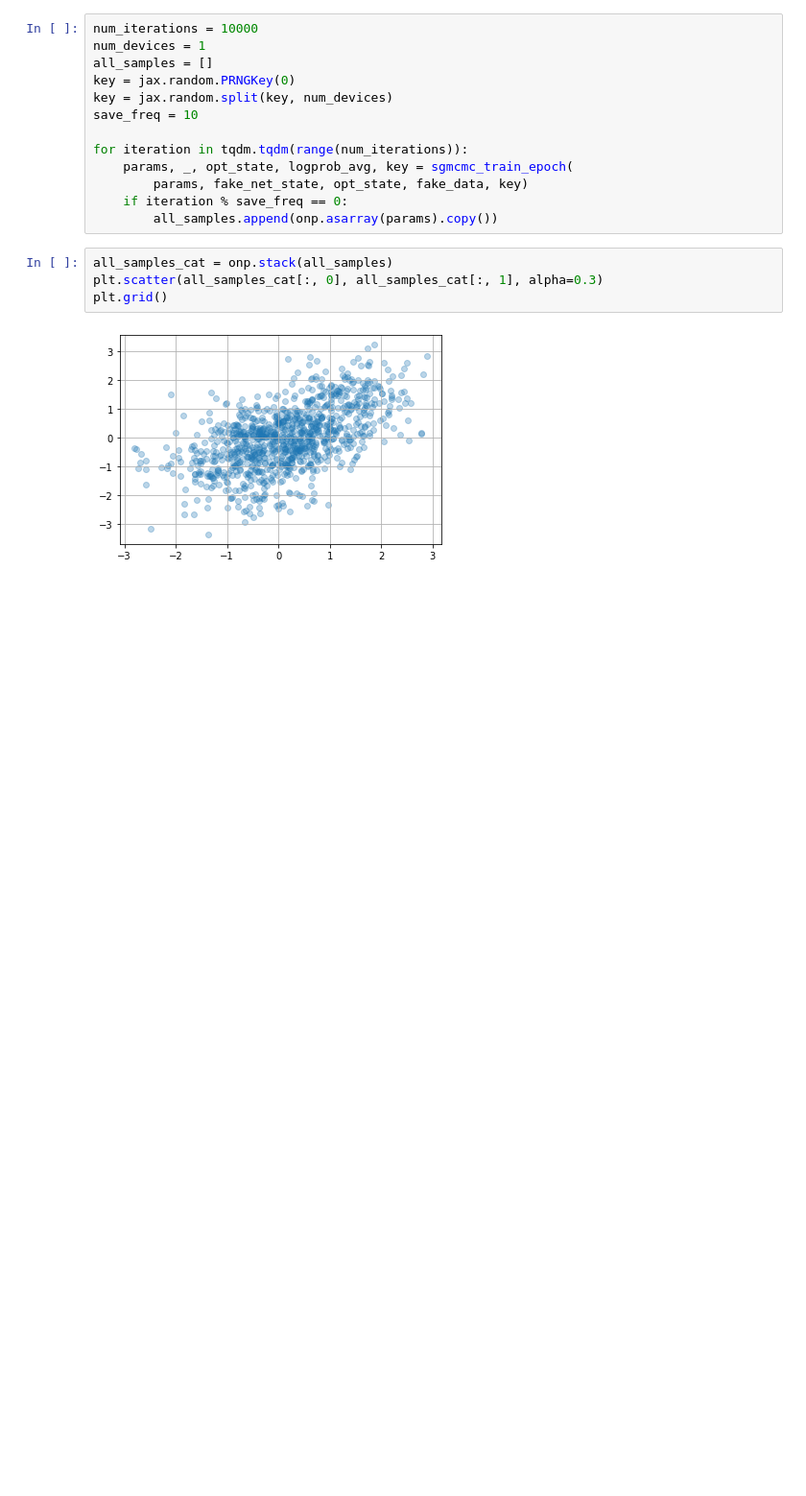
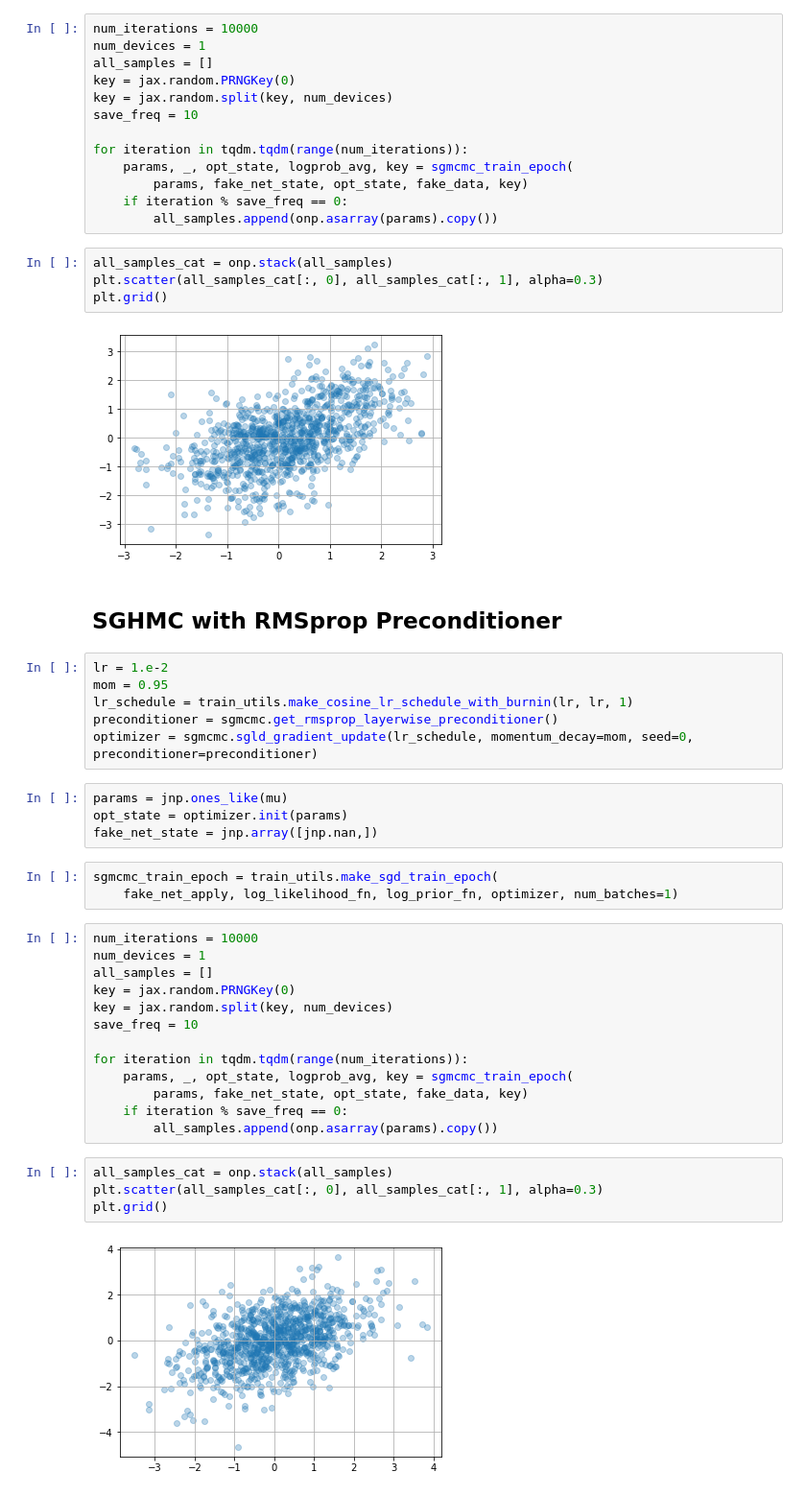
Before and after one commit to izmailovpavel/google-research, a Jupyter notebook: bnn_hmc/notebooks/mcmc_gaussian_test.ipynb, the cells around one changed output. Shown: that part at 96% size. Saved outputs shown, nothing was run; the diff lists cells and outputs as text; blank space fills up the shorter version.

Commit message:
add SGMCMC preconditioner

```diff
--- a/bnn_hmc/notebooks/mcmc_gaussian_test.ipynb
+++ b/bnn_hmc/notebooks/mcmc_gaussian_test.ipynb
@@ -181,3 +179,37 @@ plt.scatter(all_samples_cat[:, 0], all_samples_cat[:, 1], alpha=0.3)
 plt.grid()
 # %% [output]
 [figure]
+# %% [markdown]
+## SGHMC with RMSprop Preconditioner
+# %%
+lr = 1.e-2
+mom = 0.95
+lr_schedule = train_utils.make_cosine_lr_schedule_with_burnin(lr, lr, 1)
+preconditioner = sgmcmc.get_rmsprop_layerwise_preconditioner()
+optimizer = sgmcmc.sgld_gradient_update(lr_schedule, momentum_decay=mom, seed=0, preconditioner=preconditioner)
+# %%
+params = jnp.ones_like(mu)
+opt_state = optimizer.init(params)
+fake_net_state = jnp.array([jnp.nan,])
+# %%
+sgmcmc_train_epoch = train_utils.make_sgd_train_epoch(
+    fake_net_apply, log_likelihood_fn, log_prior_fn, optimizer, num_batches=1)
+# %%
+num_iterations = 10000
+num_devices = 1
+all_samples = []
+key = jax.random.PRNGKey(0)
+key = jax.random.split(key, num_devices)
+save_freq = 10
+
+for iteration in tqdm.tqdm(range(num_iterations)):
+    params, _, opt_state, logprob_avg, key = sgmcmc_train_epoch(
+        params, fake_net_state, opt_state, fake_data, key)
+    if iteration % save_freq == 0:
+        all_samples.append(onp.asarray(params).copy())
+# %%
+all_samples_cat = onp.stack(all_samples)
+plt.scatter(all_samples_cat[:, 0], all_samples_cat[:, 1], alpha=0.3)
+plt.grid()
+# %% [output]
+[figure, added]
```
Also changed, not shown: parts of 4 cells of this notebook, 2 other files.
